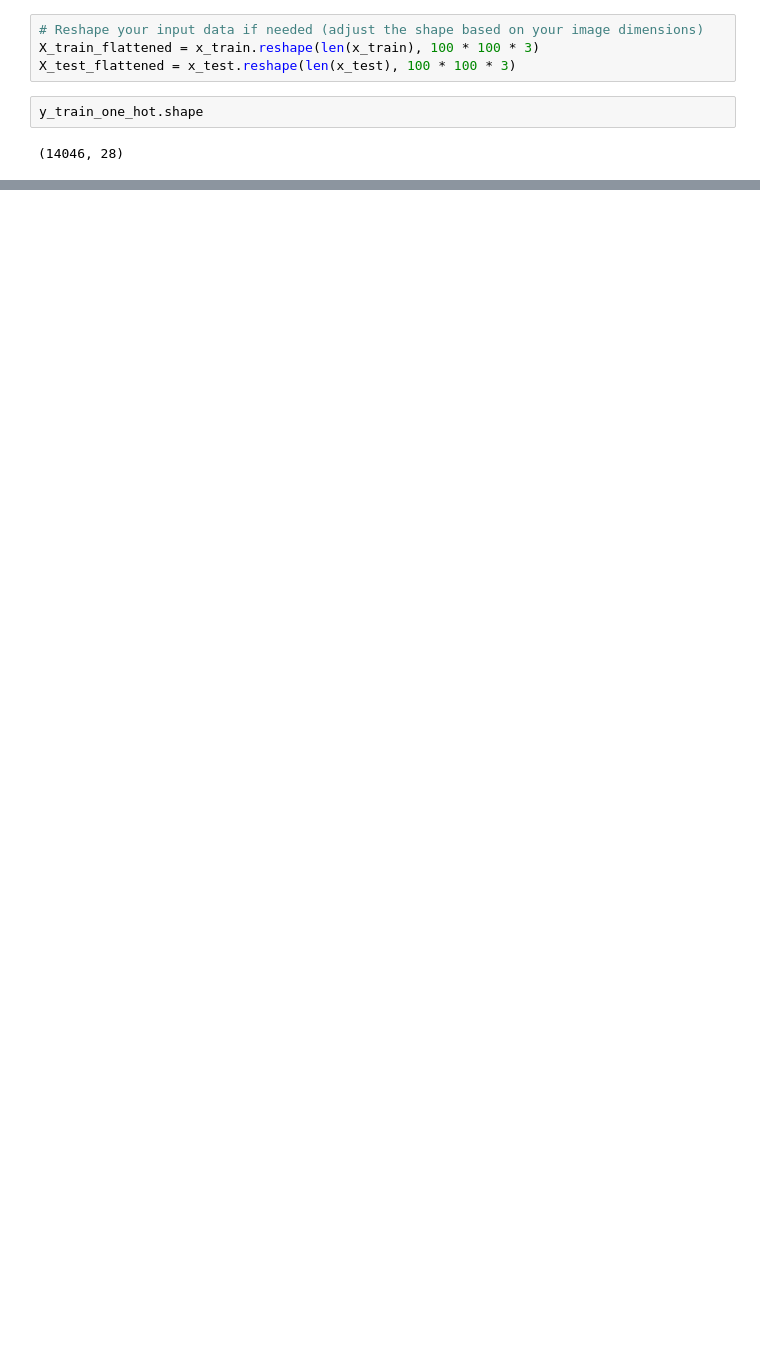
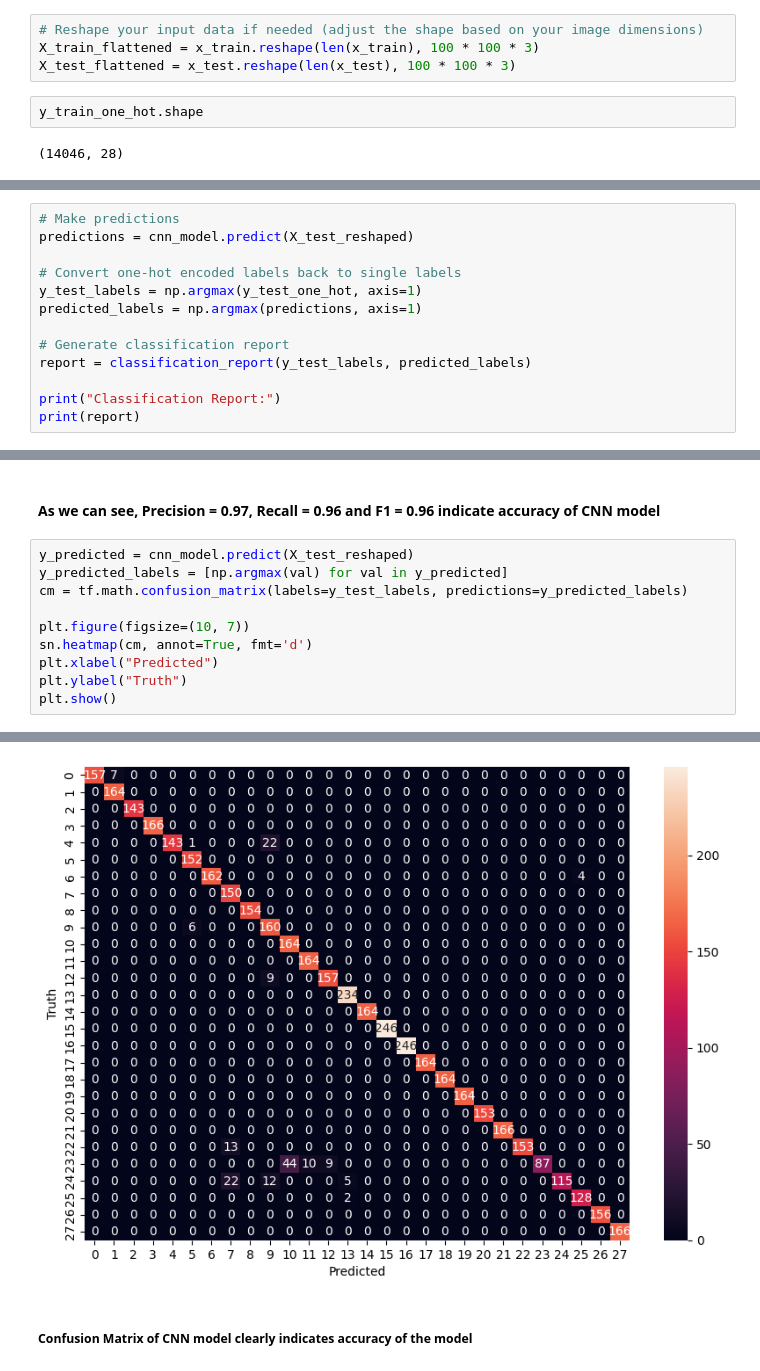
Before and after one commit to dmml-heriot-watt/group-coursework-dmml_cw, a Jupyter notebook: notebooks/DeepLearning2.ipynb, the cells around one changed output, grey strips where cells are left out. Cells and saved outputs as stored; diff of their text form; blank space fills up the shorter version.

```diff
--- a/notebooks/DeepLearning2.ipynb
+++ b/notebooks/DeepLearning2.ipynb
@@ -214,0 +380,13 @@ import matplotlib.pyplot as plt
+# %%
+# Make predictions
+predictions = cnn_model.predict(X_test_reshaped)
+
+# Convert one-hot encoded labels back to single labels
+y_test_labels = np.argmax(y_test_one_hot, axis=1)
+predicted_labels = np.argmax(predictions, axis=1)
+
+# Generate classification report
+report = classification_report(y_test_labels, predicted_labels)
+
+print("Classification Report:")
+print(report)
@@ -214,0 +411,13 @@ import matplotlib.pyplot as plt
+# %% [markdown]
+#### As we can see, Precision = 0.97, Recall = 0.96 and F1 = 0.96 indicate accuracy of CNN model
+# %%
+y_predicted = cnn_model.predict(X_test_reshaped)
+y_predicted_labels = [np.argmax(val) for val in y_predicted]
+cm = tf.math.confusion_matrix(labels=y_test_labels, predictions=y_predicted_labels)
+
+plt.figure(figsize=(10, 7))
+sn.heatmap(cm, annot=True, fmt='d')
+plt.xlabel("Predicted")
+plt.ylabel("Truth")
+plt.show()
+# %% [output]
@@ -214,0 +425,3 @@ import matplotlib.pyplot as plt
+[figure, added]
+# %% [markdown]
+##### Confusion Matrix of CNN model clearly indicates accuracy of the model
```
Also changed, not shown: parts of 47 cells of this notebook, 5 other files.
